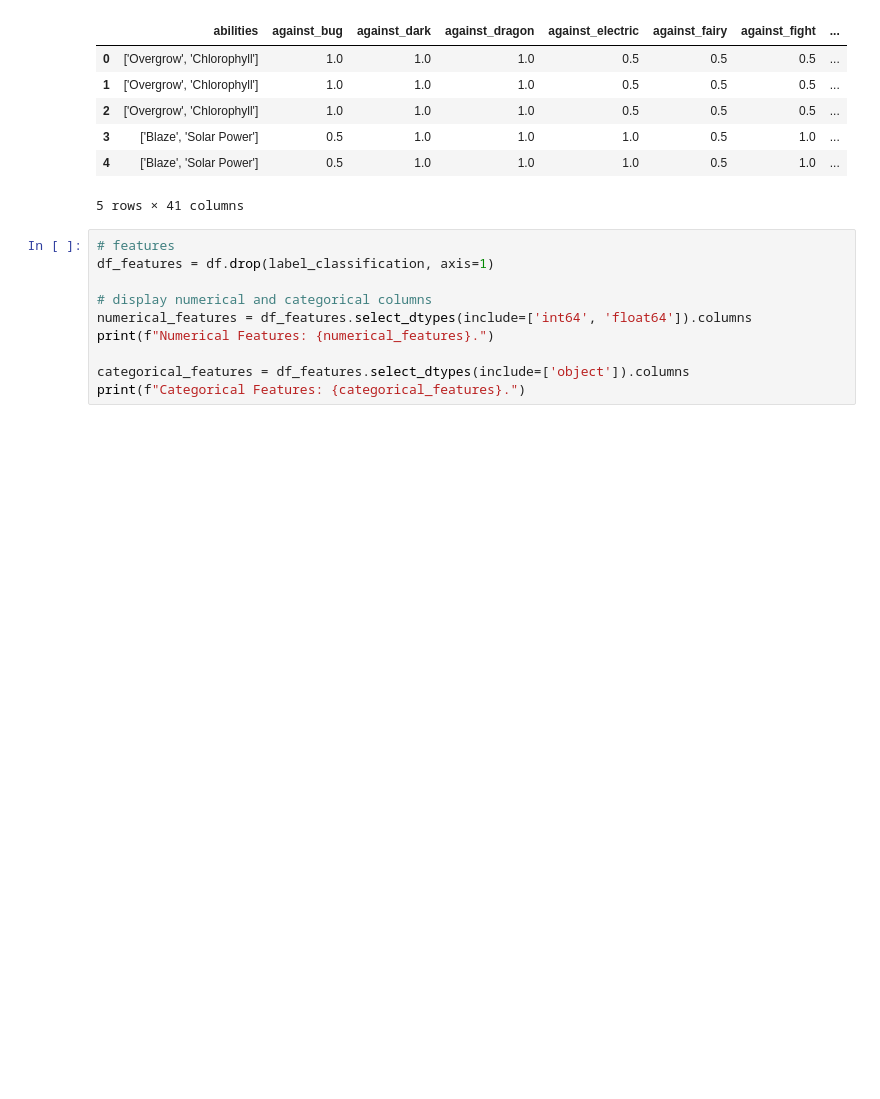
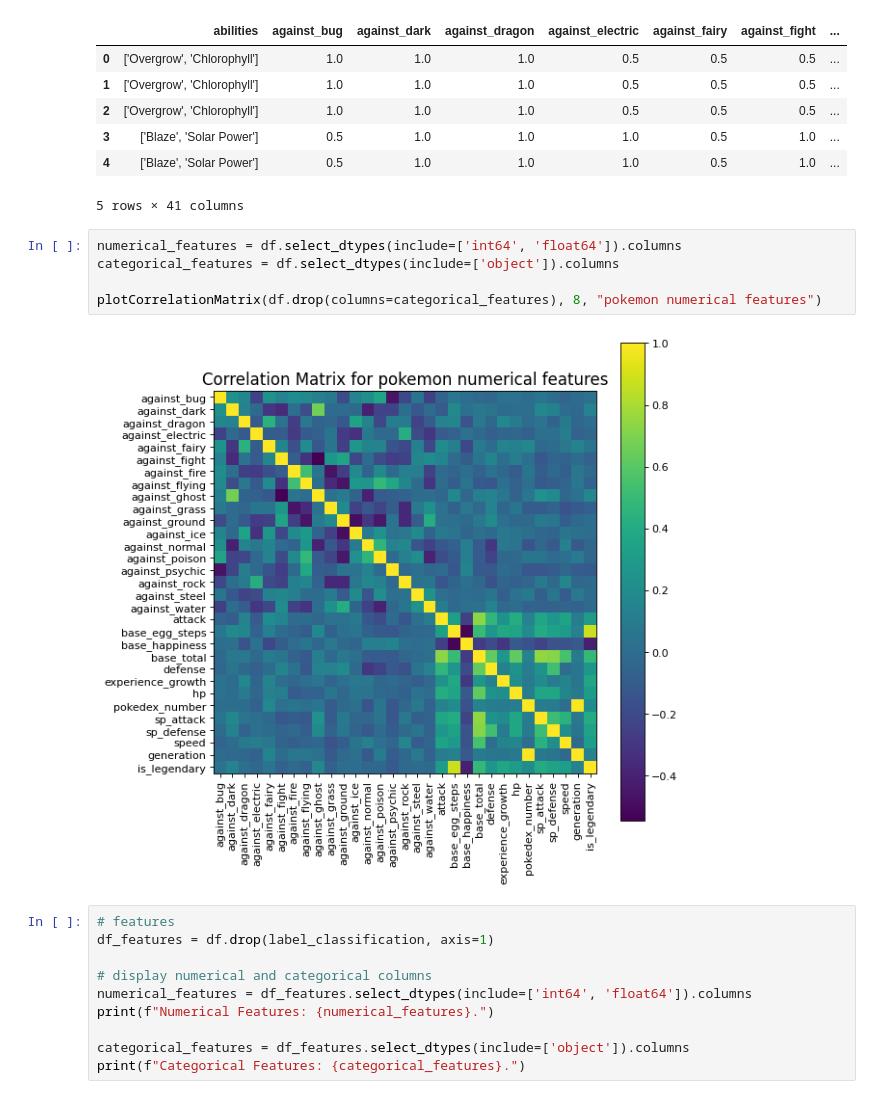
Before and after one commit to OrenChouraki06/projet-legendary-pokemon, a Jupyter notebook: scratch/legendary_pokemon_subset_classification.ipynb, the cells around one changed output. Cells and saved outputs as stored; diff of their text form; blank space fills up the shorter version.

```diff
--- a/scratch/legendary_pokemon_subset_classification.ipynb
+++ b/scratch/legendary_pokemon_subset_classification.ipynb
@@ -209,6 +209,13 @@ df.head()
 | 3 | ['Blaze', 'Solar Power'] | 0.5 | 1.0 | 1.0 | 1.0 | 0.5 | 1.0 | ... |
 | 4 | ['Blaze', 'Solar Power'] | 0.5 | 1.0 | 1.0 | 1.0 | 0.5 | 1.0 | ... |
 5 rows × 41 columns
+# %%
+numerical_features = df.select_dtypes(include=['int64', 'float64']).columns
+categorical_features = df.select_dtypes(include=['object']).columns
+
+plotCorrelationMatrix(df.drop(columns=categorical_features), 8, "pokemon numerical features")
+# %% [output]
+[figure, added]
 # %%
 # features
 df_features = df.drop(label_classification, axis=1)
```
Also changed, not shown: parts of 27 cells of this notebook.
